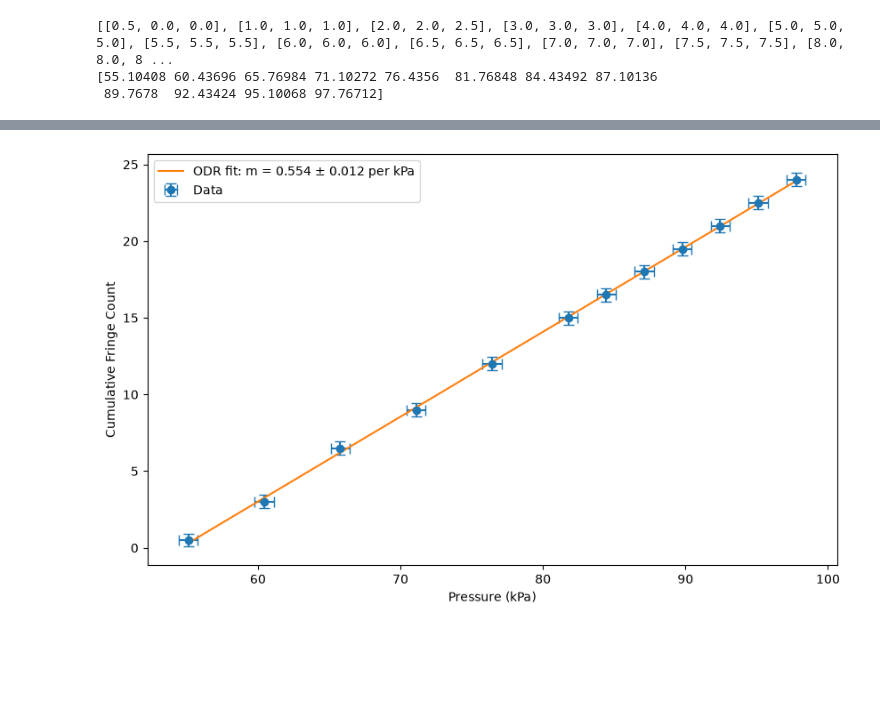
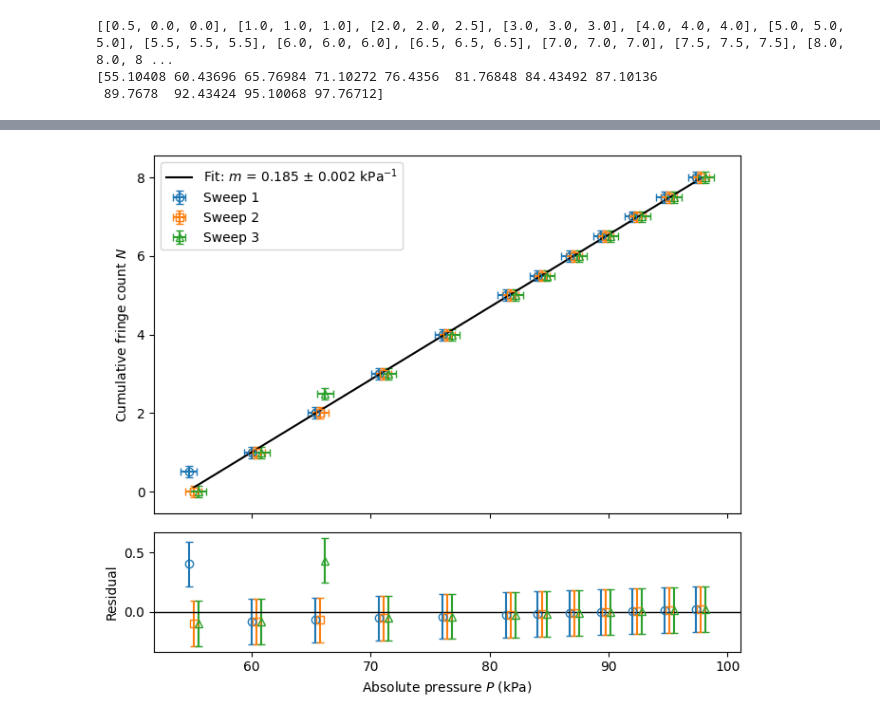
Before and after one commit to Questionning/experimental_physics, a Jupyter notebook: lab4/analysis.ipynb, the cells around one changed output, grey strips where cells are left out. Cells and saved outputs as stored; diff of their text form; code cells hidden in the pictures; blank space fills up the shorter version.

```diff
--- a/lab4/analysis.ipynb
+++ b/lab4/analysis.ipynb
@@ -29,52 +29,69 @@ print(pressures)
 [55.10408 60.43696 65.76984 71.10272 76.4356  81.76848 84.43492 87.10136
  89.7678  92.43424 95.10068 97.76712]
 # %%
-# Create cumulative bins for each sweep
-cumulative_bins = np.array([sum(sweep) for sweep in sweeps])
-print(sweeps)
-print(cumulative_bins)
+import numpy as np
+import matplotlib.pyplot as plt
+from scipy import odr, stats
 
-# Calculate relevant uncertainties.
-# Each sweep data point has a 0.25 uncertainty, independent of the values
-sigma_bins = np.sqrt(0.25 ** 2 *3) # 3 measurements per sweep, add uncertainties in quadrature
+# --- Data: rows = pressure points, columns = sweeps ---
+N = 8.5 - np.array(data)                     # shape (12, 3), N = 0 at lowest pressure
+p_atm = 103.1
+read_pressures = np.array([4, 6, 8, 10, 12, 14, 16, 20, 24, 28, 32, 36])
+P = p_atm - read_pressures * 1.33322         # absolute pressure, kPa (do NOT reverse)
 
-# Add pressure uncertainties, which are 0.5 cm Hg for each measurement
-sigma_pressure = 0.5 * 1.33322 # Convert to kPa
+# --- Uncertainties ---
+sigma_N = 0.5 / np.sqrt(12)                  # half-fringe rounding is assumed to be uniformly distributed
+                                             # Then we divide by sqrt(12) to get the std according to https://www.mathwords.com/u/uniform_distribution.htm
+sigma_P = 0.5 * 1.33322                      # gauge reading; use /np.sqrt(3) if 0.5 cm Hg is a half-division limit
 
-# Next, we can fit a linear model to the data to find the relationship between pressure and cumulative bins.
-# Since we have uncertainties in both we use odr.
+# --- Fit all sweeps together ---
+P_all = np.repeat(P, N.shape[1])             # each pressure appears once per sweep
+N_all = N.ravel()                            # row by row, matching P_all
 
-def line(beta, pressure):
-    return beta[0] * pressure + beta[1]
+def line(beta, p):
+    return beta[0] * p + beta[1]
 
-model = odr.Model(line)
-data = odr.RealData(pressures, cumulative_bins, sx=sigma_pressure, sy=sigma_bins)
-out = odr.ODR(data, model, beta0=[1.0, 0.0]).run()
-
+fit_data = odr.RealData(P_all, N_all, sx=sigma_P, sy=sigma_N)
+out = odr.ODR(fit_data, odr.Model(line), beta0=[0.2, -20]).run()
 m, b = out.beta
 dm, db = np.sqrt(np.diag(out.cov_beta))
+print(f"m = {m:.4f} ± {dm:.4f} fringes/kPa")
 
-xx = np.linspace(pressures.min(), pressures.max(), 200)   # smooth x range for the line
-yy = line(out.beta, xx)                      # same model function you gave ODR
+# --- Per-sweep fits (repeatability) ---
+for i in range(N.shape[1]):
+    o = odr.ODR(odr.RealData(P, N[:, i], sx=sigma_P, sy=sigma_N),
+                odr.Model(line), beta0=[m, b]).run()
+    mi, dmi = o.beta[0], np.sqrt(o.cov_beta[0, 0])
+    print(f"sweep {i+1}: m = {mi:.4f} ± {dmi:.4f}, b = {o.beta[1]:.2f}")
 
-plt.figure(figsize=(10, 6))
-plt.errorbar(pressures, cumulative_bins, xerr=sigma_pressure, yerr=sigma_bins,
-             fmt='o', capsize=4, label='Data')
-plt.plot(xx, yy, label=f'ODR fit: m = {m:.3f} ± {dm:.3f} per kPa')
-plt.legend()
+# --- Residuals and chi-squared ---
+sigma_eff = np.sqrt(sigma_N**2 + (m * sigma_P)**2)
+resid = N - line(out.beta, P)[:, None]       # shape (12, 3)
+chi2 = np.sum((resid / sigma_eff)**2)
+dof = N.size - 2
+print(f"chi2/dof = {chi2:.1f}/{dof} = {chi2/dof:.2f}")
 
-# Add labels
-plt.xlabel('Pressure (kPa)')
-plt.ylabel('Cumulative Fringe Count')
+# --- Figure: data + fit, residual panel ---
+fig, (ax1, ax2) = plt.subplots(2, 1, figsize=(7, 6), sharex=True,
+                               gridspec_kw={'height_ratios': [3, 1]})
+markers = ['o', 's', '^']
+xx = np.linspace(P.min(), P.max(), 200)
 
-# Add residuals
-residuals = cumulative_bins - line(out.beta, pressures)
-plt.figure(figsize=(10, 4))
-plt.plot(pressures, residuals, 'o')
-plt.axhline(0, color='k')
-plt.xlabel('Absolute pressure (kPa)')
-plt.ylabel('Residual')
+offsets = [-0.4, 0.0, 0.4]   # kPa, horizontal shift for display only
 
-plt.grid(alpha=0.3)
+for i in range(N.shape[1]):
+    P_shift = P + offsets[i]
+    ax1.errorbar(P_shift, N[:, i], xerr=sigma_P, yerr=sigma_N, fmt=markers[i],
+                 mfc='none', capsize=3, label=f'Sweep {i+1}')
+    ax2.errorbar(P_shift, resid[:, i], yerr=sigma_eff, fmt=markers[i],
+                 mfc='none', capsize=3)
+
+ax1.plot(xx, line(out.beta, xx), 'k-', label=f'Fit: $m$ = {m:.3f} ± {dm:.3f} kPa$^{{-1}}$')
+ax1.set_ylabel('Cumulative fringe count $N$')
+ax1.legend()
+ax2.axhline(0, color='k', lw=1)
+ax2.set_xlabel('Absolute pressure $P$ (kPa)')
+ax2.set_ylabel('Residual')
+plt.tight_layout()
 plt.show()
 # %% [output]
@@ -83 +103 @@ plt.show()
-[figure, old version]
+[figure, new version]
```
Also changed, not shown: parts of 2 cells of this notebook, 2 other files.
